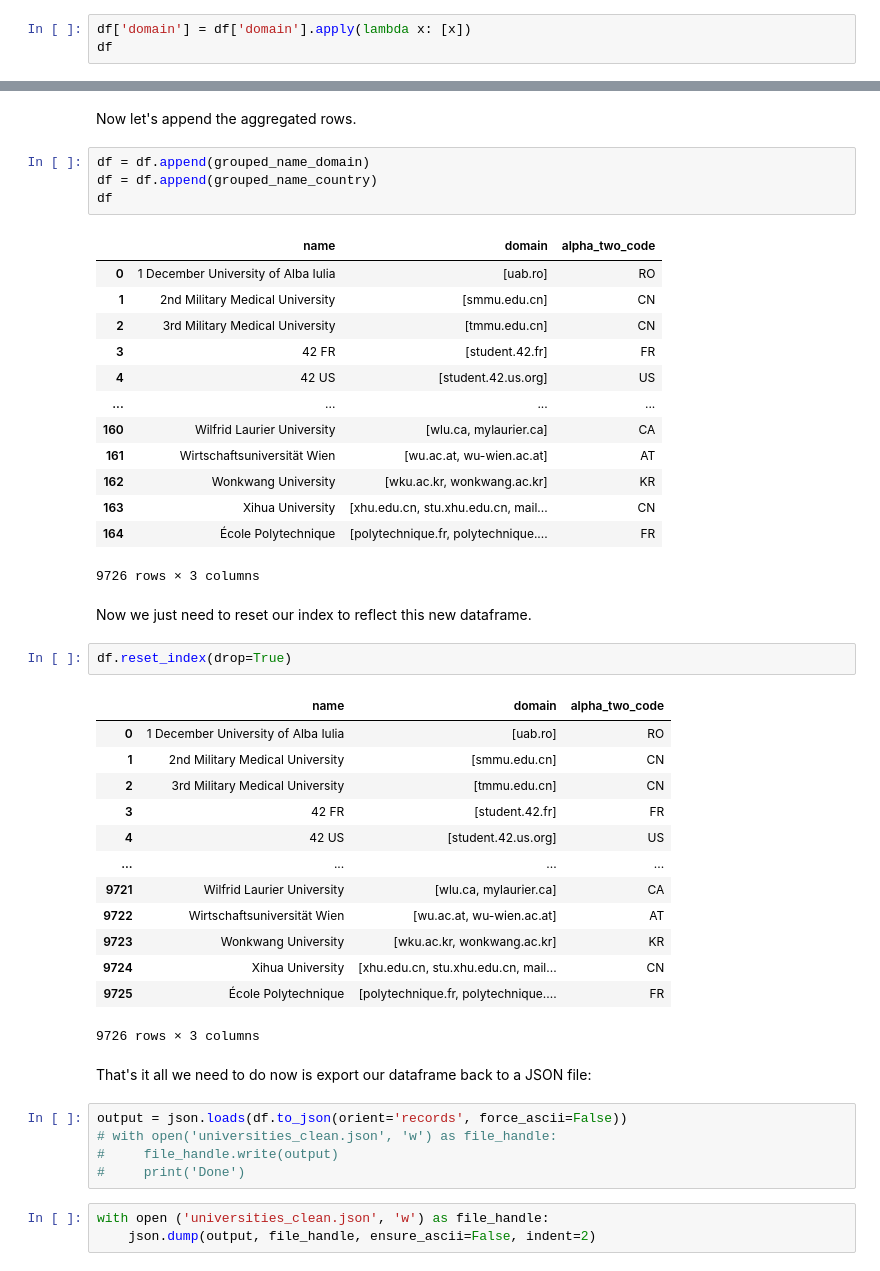
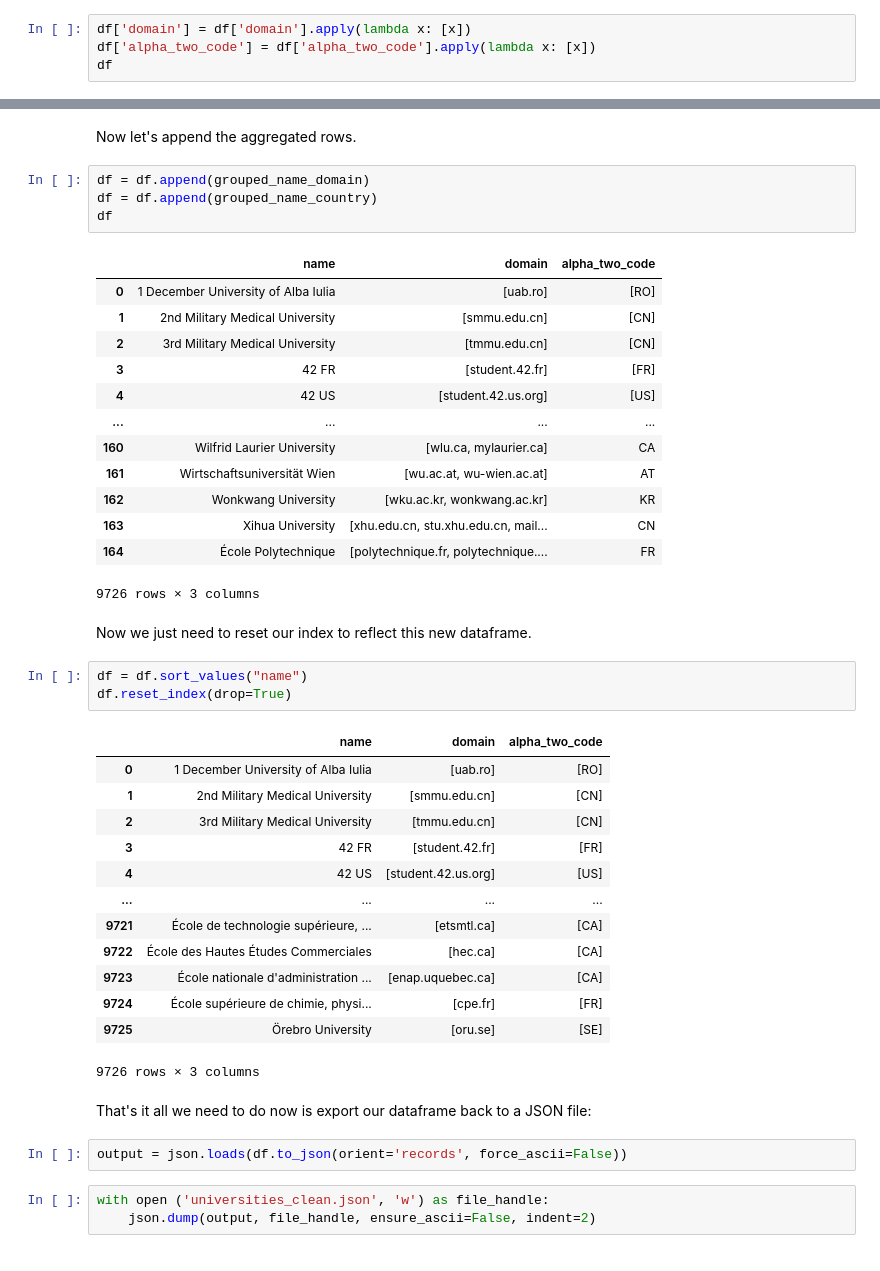
Before and after one commit to WilliamsCJ/studentlayer, a Jupyter notebook: data/StudentLayerData.ipynb, the cells around one changed output, grey strips where cells are left out. Saved outputs shown, nothing was run; the diff lists cells and outputs as text.

Commit message:
Fixing error in notebook alpha_two_code column wasn't being converted to a list of strings

```diff
--- a/data/StudentLayerData.ipynb
+++ b/data/StudentLayerData.ipynb
@@ -318,5 +318,6 @@ Now we can append our aggregated rows to our dataframe. But first we need to con
 # %%
 df['domain'] = df['domain'].apply(lambda x: [x])
+df['alpha_two_code'] = df['alpha_two_code'].apply(lambda x: [x])
 df
 # %% [output]
 |  | name | domain | alpha_two_code |
@@ -340,11 +341,11 @@ df = df.append(grouped_name_country)
 df
 # %% [output]
 |  | name | domain | alpha_two_code |
-| 0 | 1 December University of Alba Iulia | [uab.ro] | RO |
-| 1 | 2nd Military Medical University | [smmu.edu.cn] | CN |
-| 2 | 3rd Military Medical University | [tmmu.edu.cn] | CN |
-| 3 | 42 FR | [student.42.fr] | FR |
-| 4 | 42 US | [student.42.us.org] | US |
+| 0 | 1 December University of Alba Iulia | [uab.ro] | [RO] |
+| 1 | 2nd Military Medical University | [smmu.edu.cn] | [CN] |
+| 2 | 3rd Military Medical University | [tmmu.edu.cn] | [CN] |
+| 3 | 42 FR | [student.42.fr] | [FR] |
+| 4 | 42 US | [student.42.us.org] | [US] |
 | ... | ... | ... | ... |
 | 160 | Wilfrid Laurier University | [wlu.ca, mylaurier.ca] | CA |
 | 161 | Wirtschaftsuniversität Wien | [wu.ac.at, wu-wien.ac.at] | AT |
@@ -355,28 +356,26 @@ df
 # %% [markdown]
 Now we just need to reset our index to reflect this new dataframe.
 # %%
+df = df.sort_values("name")
 df.reset_index(drop=True)
 # %% [output]
 |  | name | domain | alpha_two_code |
-| 0 | 1 December University of Alba Iulia | [uab.ro] | RO |
-| 1 | 2nd Military Medical University | [smmu.edu.cn] | CN |
-| 2 | 3rd Military Medical University | [tmmu.edu.cn] | CN |
-| 3 | 42 FR | [student.42.fr] | FR |
-| 4 | 42 US | [student.42.us.org] | US |
+| 0 | 1 December University of Alba Iulia | [uab.ro] | [RO] |
+| 1 | 2nd Military Medical University | [smmu.edu.cn] | [CN] |
+| 2 | 3rd Military Medical University | [tmmu.edu.cn] | [CN] |
+| 3 | 42 FR | [student.42.fr] | [FR] |
+| 4 | 42 US | [student.42.us.org] | [US] |
 | ... | ... | ... | ... |
-| 9721 | Wilfrid Laurier University | [wlu.ca, mylaurier.ca] | CA |
-| 9722 | Wirtschaftsuniversität Wien | [wu.ac.at, wu-wien.ac.at] | AT |
-| 9723 | Wonkwang University | [wku.ac.kr, wonkwang.ac.kr] | KR |
-| 9724 | Xihua University | [xhu.edu.cn, stu.xhu.edu.cn, mail... | CN |
-| 9725 | École Polytechnique | [polytechnique.fr, polytechnique.... | FR |
+| 9721 | École de technologie supérieure, ... | [etsmtl.ca] | [CA] |
+| 9722 | École des Hautes Études Commerciales | [hec.ca] | [CA] |
+| 9723 | École nationale d'administration ... | [enap.uquebec.ca] | [CA] |
+| 9724 | École supérieure de chimie, physi... | [cpe.fr] | [FR] |
+| 9725 | Örebro University | [oru.se] | [SE] |
 9726 rows × 3 columns
 # %% [markdown]
 That's it all we need to do now is export our dataframe back to a JSON file:
 # %%
 output = json.loads(df.to_json(orient='records', force_ascii=False))
-# with open('universities_clean.json', 'w') as file_handle:
-#     file_handle.write(output)
-#     print('Done')
 # %%
 with open ('universities_clean.json', 'w') as file_handle:
     json.dump(output, file_handle, ensure_ascii=False, indent=2)
```
Also changed, not shown: parts of 2 cells of this notebook, 1 other file.
